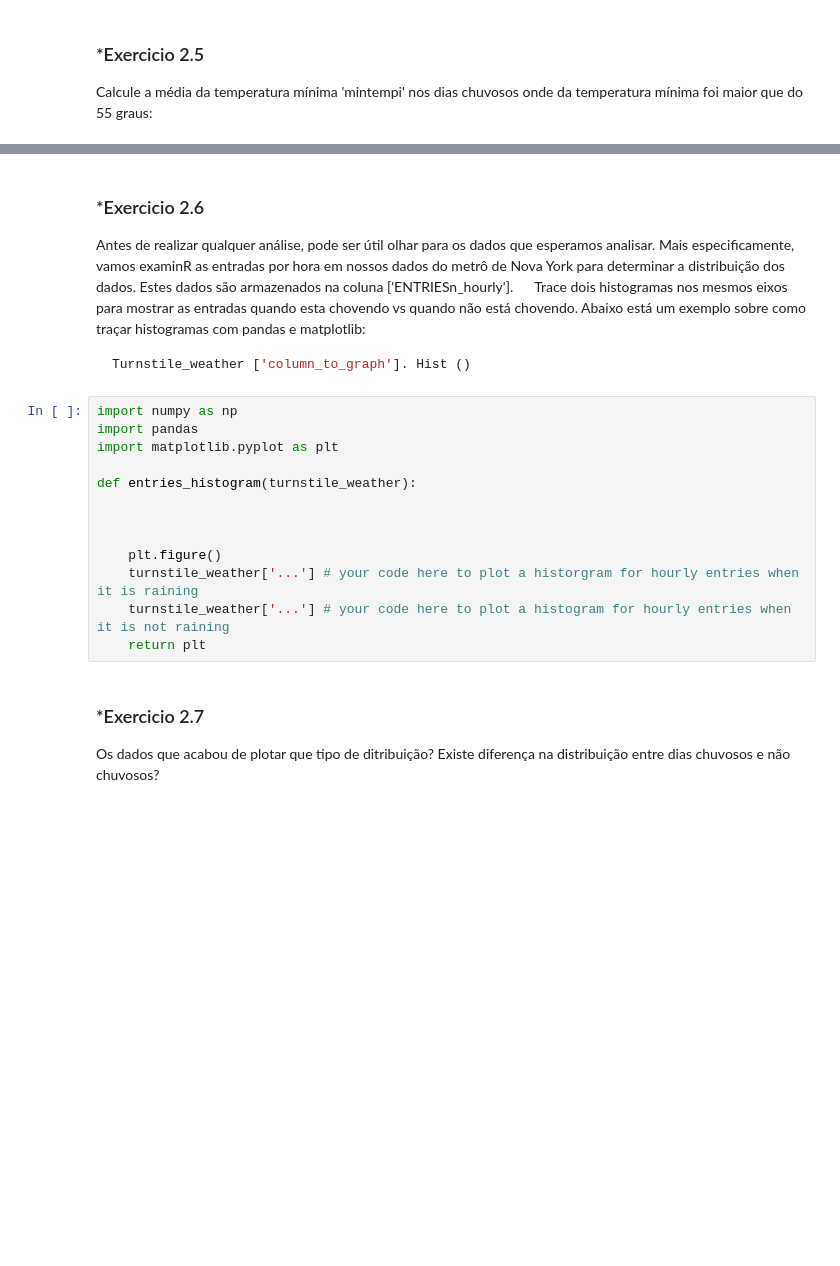
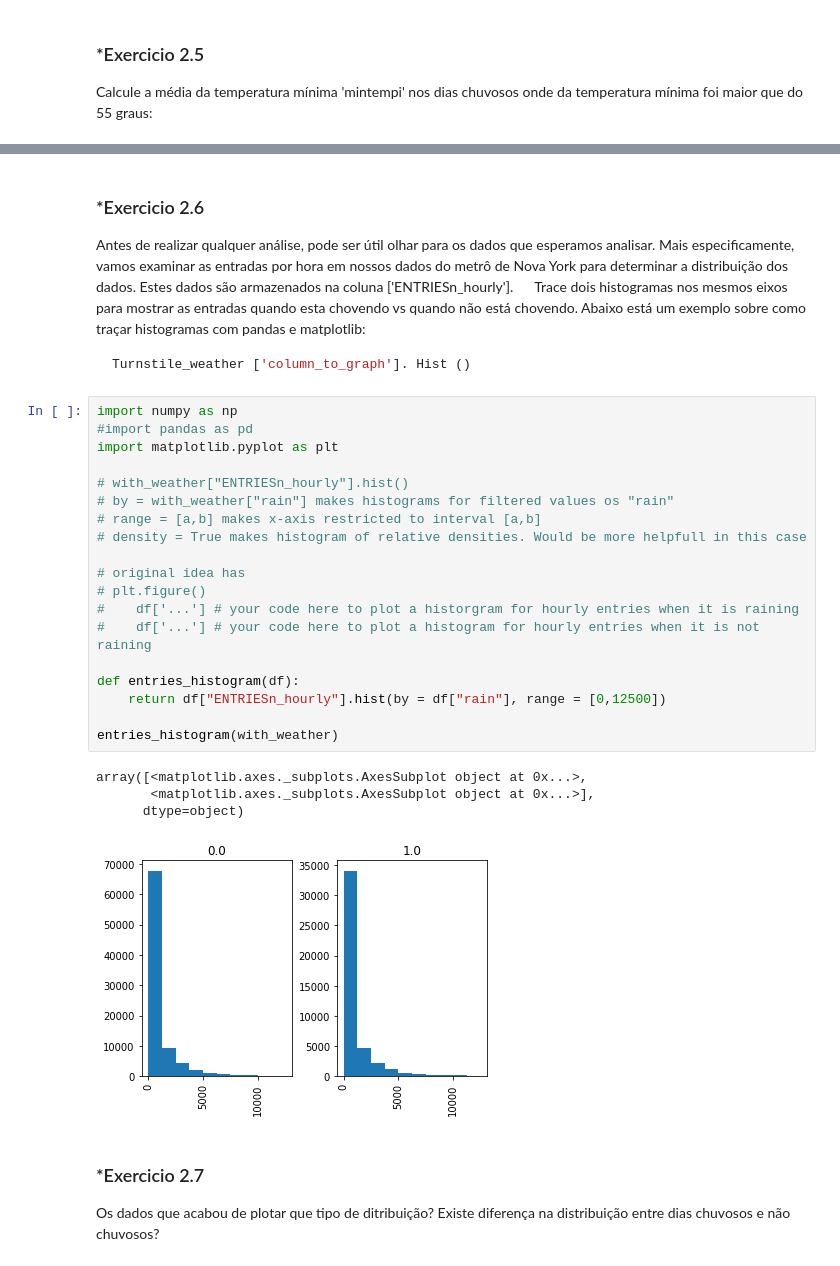
Before and after one commit to fabio-reale/subway-udacity, a Jupyter notebook: analyzing-subway-data-ndfdsi.ipynb, the cells around one changed output, grey strips where cells are left out. Drawn from its saved outputs; the diff is of its cells as text; blank space fills up the shorter version.

````diff
--- a/analyzing-subway-data-ndfdsi.ipynb
+++ b/analyzing-subway-data-ndfdsi.ipynb
@@ -364,7 +385,7 @@ def avg_min_temperature(filename):
 # %% [markdown]
 ### *Exercicio 2.6
 
-Antes de realizar qualquer análise, pode ser útil olhar para os dados que esperamos analisar. Mais especificamente, vamos examinR as entradas por hora em nossos dados do metrô de Nova York para determinar a distribuição dos dados. Estes dados são armazenados na coluna ['ENTRIESn_hourly'].
+Antes de realizar qualquer análise, pode ser útil olhar para os dados que esperamos analisar. Mais especificamente, vamos examinar as entradas por hora em nossos dados do metrô de Nova York para determinar a distribuição dos dados. Estes dados são armazenados na coluna ['ENTRIESn_hourly'].
 
 Trace dois histogramas nos mesmos eixos para mostrar as entradas quando esta chovendo vs quando não está chovendo.
 Abaixo está um exemplo sobre como traçar histogramas com pandas e matplotlib:
@@ -374,17 +395,28 @@ Turnstile_weather ['column_to_graph']. Hist ()
 ```
 # %%
 import numpy as np
-import pandas
+#import pandas as pd
 import matplotlib.pyplot as plt
 
-def entries_histogram(turnstile_weather):
+# with_weather["ENTRIESn_hourly"].hist()
+# by = with_weather["rain"] makes histograms for filtered values os "rain"
+# range = [a,b] makes x-axis restricted to interval [a,b]
+# density = True makes histogram of relative densities. Would be more helpfull in this case
 
+# original idea has
+# plt.figure()
+#    df['...'] # your code here to plot a historgram for hourly entries when it is raining
+#    df['...'] # your code here to plot a histogram for hourly entries when it is not raining
 
+def entries_histogram(df):
+    return df["ENTRIESn_hourly"].hist(by = df["rain"], range = [0,12500])
 
-    plt.figure()
-    turnstile_weather['...'] # your code here to plot a historgram for hourly entries when it is raining
-    turnstile_weather['...'] # your code here to plot a histogram for hourly entries when it is not raining
-    return plt
+entries_histogram(with_weather)
+# %% [output]
+array([<matplotlib.axes._subplots.AxesSubplot object at 0x...>,
+       <matplotlib.axes._subplots.AxesSubplot object at 0x...>],
+      dtype=object)
+[figure, added]
 # %% [markdown]
 ### *Exercicio 2.7
 
````
Also changed, not shown: parts of 21 cells of this notebook.
